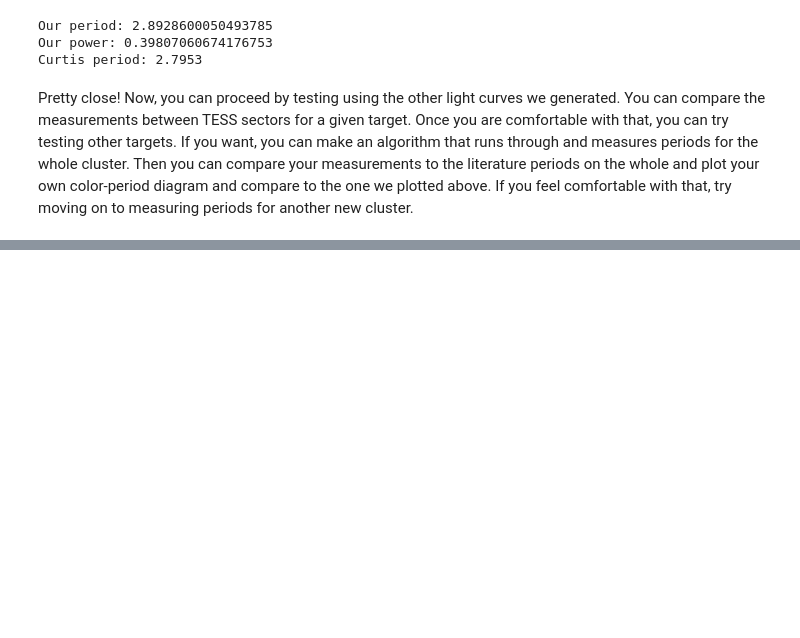
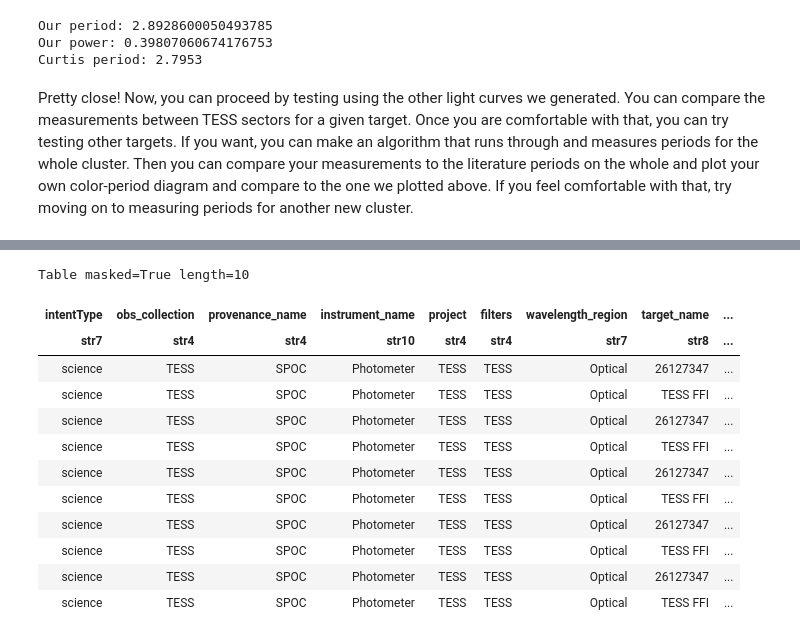
Before and after one commit to eveningjasmine/rotation_tutorial, a Jupyter notebook: measuring_rotation.ipynb, the cells around one changed output, grey strips where cells are left out. Cells and saved outputs as stored; diff of their text form; code cells hidden in the pictures; blank space fills up the shorter version.

```diff
--- a/measuring_rotation.ipynb
+++ b/measuring_rotation.ipynb
@@ -347,0 +354,20 @@ Pretty close! Now, you can proceed by testing using the other light curves we ge
+# %%
+target_coord = SkyCoord(curtis_rot['RA_ICRS'][0], curtis_rot['DE_ICRS'][0], unit=(units.deg, units.deg))
+
+obs_table = Observations.query_criteria(coordinates=target_coord, radius=5*units.arcsec, obs_collection="TESS")
+
+obs_table
+# %% [output]
+Table masked=True length=10
+| intentType | obs_collection | provenance_name | instrument_name | project | filters | wavelength_region | target_name | ... |
+| str7 | str4 | str4 | str10 | str4 | str4 | str7 | str8 | ... |
+| science | TESS | SPOC | Photometer | TESS | TESS | Optical | 26127347 | ... |
+| science | TESS | SPOC | Photometer | TESS | TESS | Optical | TESS FFI | ... |
+| science | TESS | SPOC | Photometer | TESS | TESS | Optical | 26127347 | ... |
+| science | TESS | SPOC | Photometer | TESS | TESS | Optical | TESS FFI | ... |
+| science | TESS | SPOC | Photometer | TESS | TESS | Optical | 26127347 | ... |
+| science | TESS | SPOC | Photometer | TESS | TESS | Optical | TESS FFI | ... |
+| science | TESS | SPOC | Photometer | TESS | TESS | Optical | 26127347 | ... |
+| science | TESS | SPOC | Photometer | TESS | TESS | Optical | TESS FFI | ... |
+| science | TESS | SPOC | Photometer | TESS | TESS | Optical | 26127347 | ... |
+| science | TESS | SPOC | Photometer | TESS | TESS | Optical | TESS FFI | ... |
```
Also changed, not shown: parts of 14 cells of this notebook.
